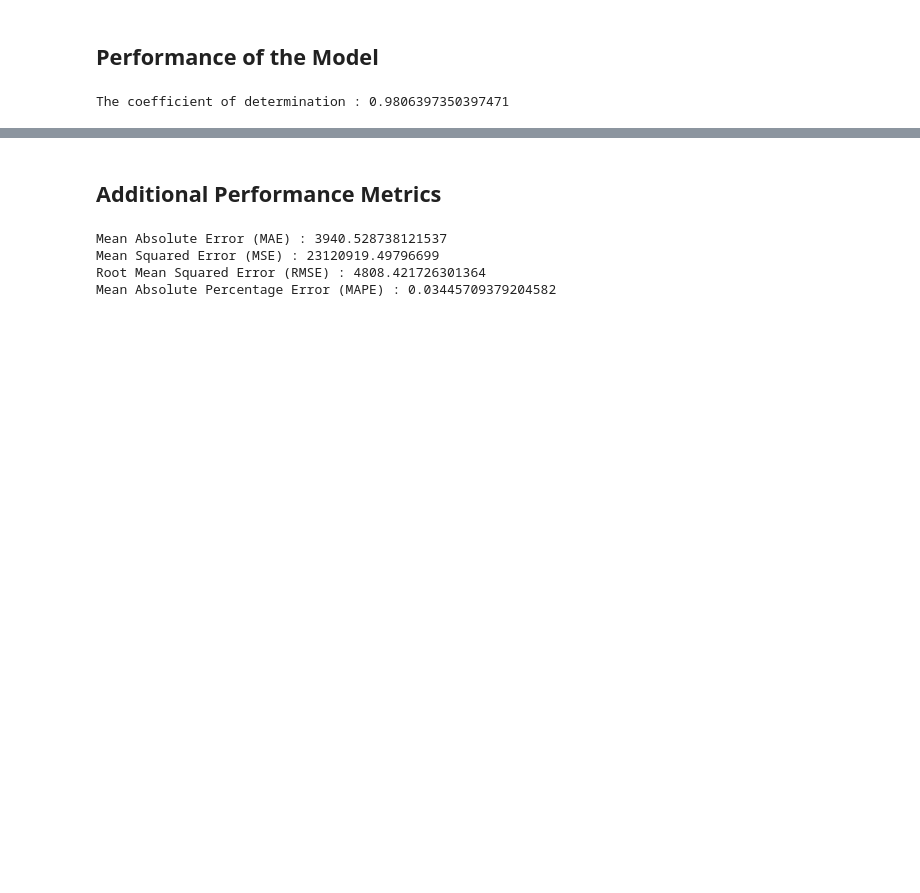
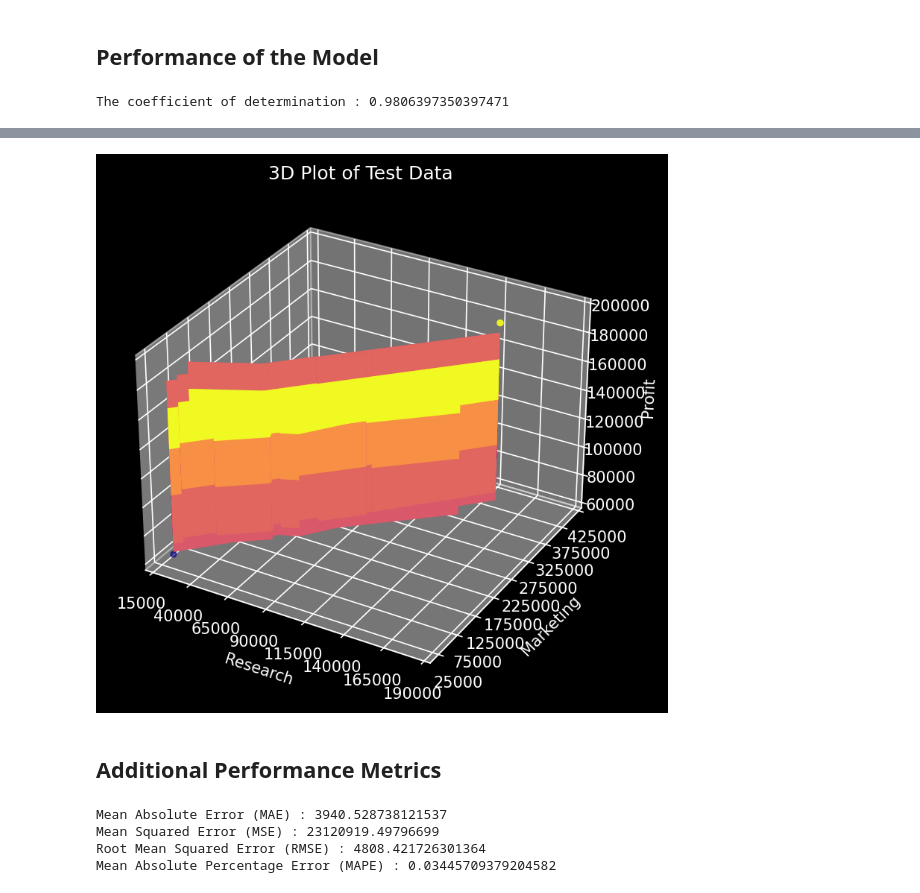
Before and after one commit to debjitpal5040/ML_Algorithms, a Jupyter notebook: Machine Learning/Supervised Learning/Regression/Linear Regression/Multiple Linear Regression/Multiple_Linear_Regression.ipynb, the cells around one changed output, grey strips where cells are left out. Drawn from its saved outputs; the diff is of its cells as text; code cells hidden in the pictures; blank space fills up the shorter version.

```diff
--- a/Machine Learning/Supervised Learning/Regression/Linear Regression/Multiple Linear Regression/Multiple_Linear_Regression.ipynb
+++ b/Machine Learning/Supervised Learning/Regression/Linear Regression/Multiple Linear Regression/Multiple_Linear_Regression.ipynb
@@ -141,3 +158,25 @@ The coefficient of determination : 0.9806397350397471
+# %%
+m=[];n=[]
+for i in range(len(X_test)):
+    m.append(X_test[i][0])
+    n.append(X_test[i][1])
+q=reg.predict(X_test).reshape(-1,1)
+# %%
+plt.figure(figsize=(6, 6), dpi=150)
+plt.style.use('dark_background')
+ax = plt.axes(projection ='3d') # syntax for 3-D projection
+ax.scatter3D(m, n, y_test, c=y_test, marker="." ,cmap='plasma', s=50)
+ax.plot_surface(m, n, q, cmap='plasma')
+ax.set_xticks(np.arange(15000, 200000, 25000))
+ax.set_yticks(np.arange(25000, 475000, 50000))
+ax.set_zticks(np.arange(60000,220000,20000))
+ax.set_xlabel("Research")
+ax.set_ylabel("Marketing")
+ax.set_zlabel("Profit")
+ax.set_title("3D Plot of Test Data")
+plt.savefig("Images/3D_Plot_Test_Data.png",bbox_inches='tight')
+# %% [output]
+[figure, added]
 # %% [markdown]
 ## Additional Performance Metrics
 # %%
```
Also changed, not shown: parts of 6 cells of this notebook, 2 other files.
